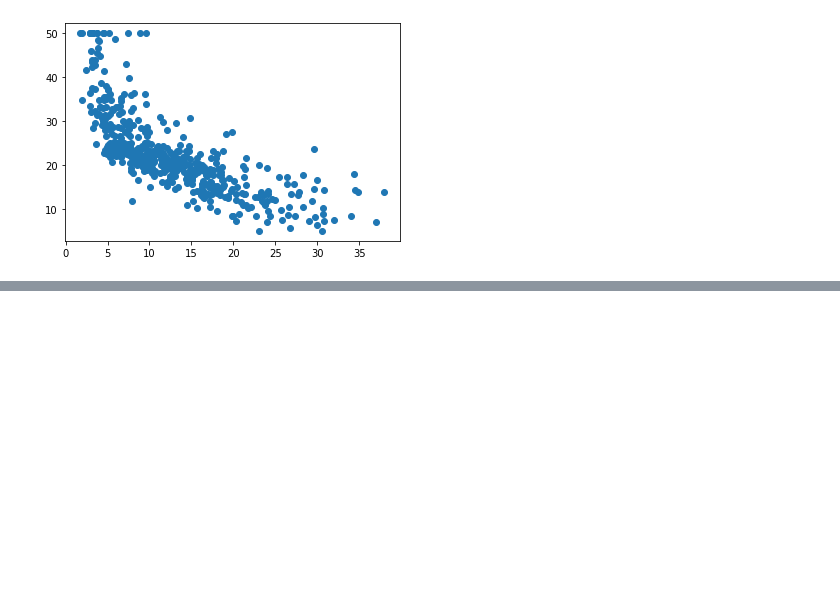
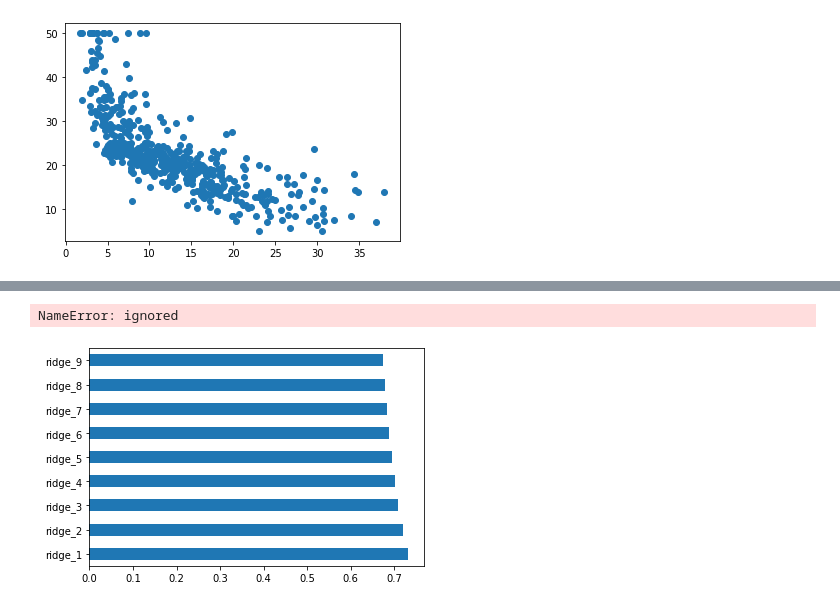
Before and after one commit to Pjus/My_Study, a Jupyter notebook: 프로젝트/boston_parkjunsung.ipynb, the cells around one changed output, grey strips where cells are left out. Saved outputs shown, nothing was run; the diff lists cells and outputs as text; code cells hidden in the pictures; blank space fills up the shorter version.

```diff
--- a/프로젝트/boston_parkjunsung.ipynb
+++ b/프로젝트/boston_parkjunsung.ipynb
@@ -152,0 +184,5 @@ for i in range(len(boston.feature_names)):
+# %%
+linearRegression = LinearRegression()
+# %%
+linearRegression.fit(train_boston_data, train_boston_target)
+linearRegression.score(test_boston_data, test_boston_target)
@@ -152,0 +204,10 @@ for i in range(len(boston.feature_names)):
+# %%
+result = dict()
+from sklearn.linear_model import Ridge
+for i in range(1,10):
+  alpha = i * 0.1
+  ridge = Ridge(alpha=alpha)
+  ridge.fit(train_boston_data, train_boston_target)
+  result['ridge_' + str(i)] = ridge.score(test_boston_data, test_boston_target)
+
+result
@@ -152,0 +224,10 @@ for i in range(len(boston.feature_names)):
+# %%
+result = dict()
+from sklearn.linear_model import Lasso
+for i in range(1,10):
+  alpha = i * 0.1
+  ridge = Lasso(alpha=alpha)
+  ridge.fit(train_boston_data, train_boston_target)
+  result['ridge_' + str(i)] = ridge.score(test_boston_data, test_boston_target)
+
+result
@@ -152,0 +244,15 @@ for i in range(len(boston.feature_names)):
+# %%
+result = dict()
+from sklearn.linear_model import ElasticNet
+for i in range(1,10):
+  alpha = i * 0.1
+  ridge = ElasticNet(alpha=alpha)
+  ridge.fit(train_boston_data, train_boston_target)
+  result['ridge_' + str(i)] = ridge.score(test_boston_data, test_boston_target)
+
+result
+pd.Series(result).plot(kind='barh')
+plt.show()
+# %% [output]
+NameError: ignored
+[figure, added]
```
Also changed, not shown: parts of 18 cells of this notebook, 2 other files.
